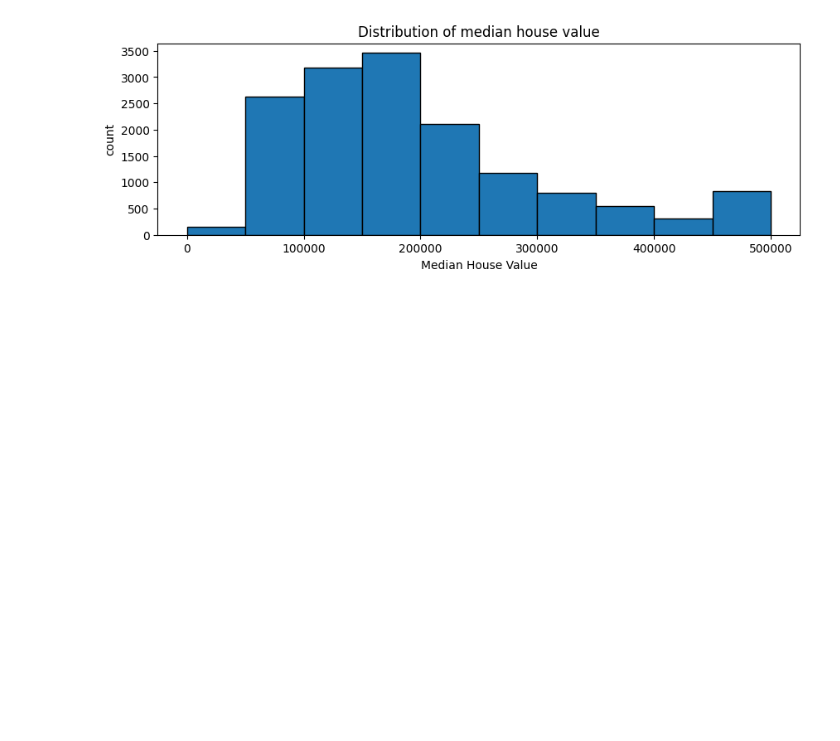
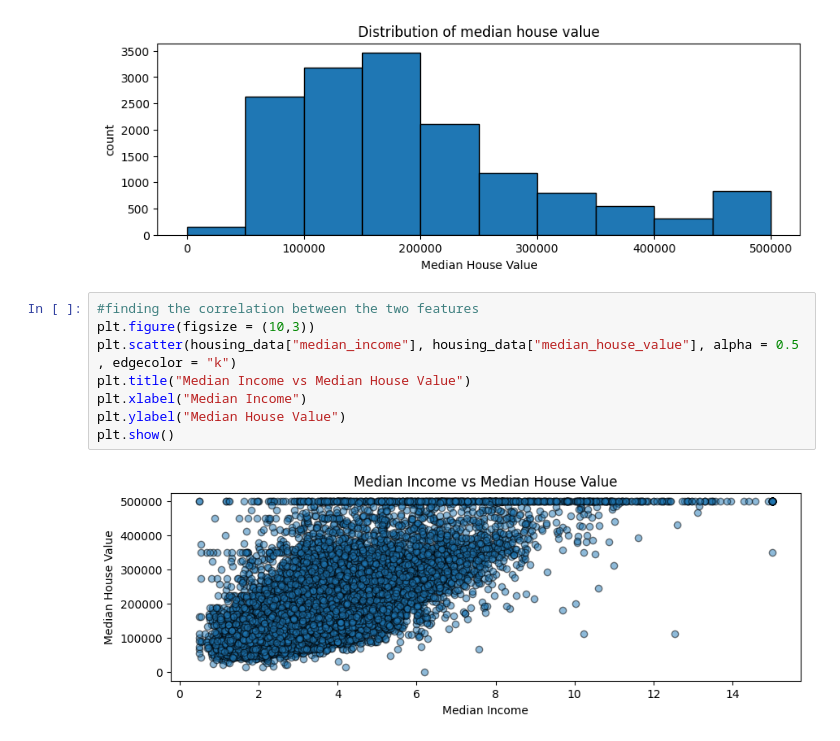
Before and after one commit to wisdomnotai/house-income-prediction, a Jupyter notebook: main.ipynb, the cells around one changed output. Drawn from its saved outputs; the diff is of its cells as text; blank space fills up the shorter version.

Commit message:
finding the correlation between the two values

```diff
--- a/main.ipynb
+++ b/main.ipynb
@@ -81,3 +81,13 @@ plt.ylabel("count")
 plt.show()
 # %% [output]
 [figure]
+# %%
+#finding the correlation between the two features
+plt.figure(figsize = (10,3))
+plt.scatter(housing_data["median_income"], housing_data["median_house_value"], alpha = 0.5 , edgecolor = "k")
+plt.title("Median Income vs Median House Value")
+plt.xlabel("Median Income")
+plt.ylabel("Median House Value")
+plt.show()
+# %% [output]
+[figure, added]
```
